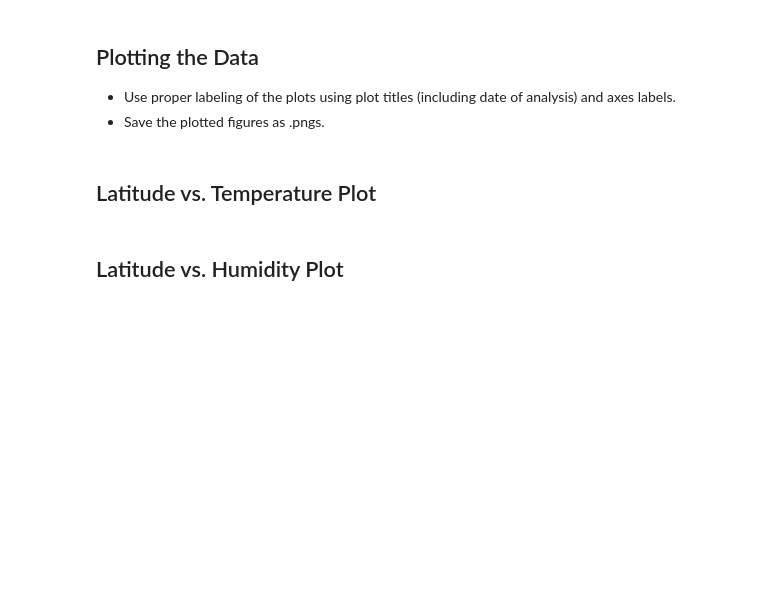
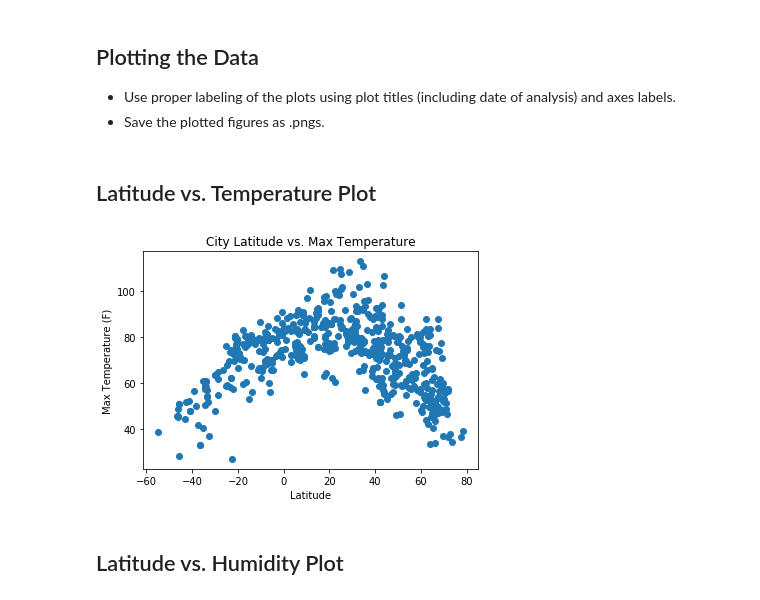
Before and after one commit to lauraezr/python-api-challenge, a Jupyter notebook: WeatherPy/WeatherPy.ipynb, the cells around one changed output. Drawn from its saved outputs; the diff is of its cells as text; code cells hidden in the pictures; blank space fills up the shorter version.

```diff
--- a/WeatherPy/WeatherPy.ipynb
+++ b/WeatherPy/WeatherPy.ipynb
@@ -58,7 +58,7 @@ city_length
 # %%
 url = "http://api.openweathermap.org/data/2.5/weather?"
 units = "imperial"
-baseurl = f"{url}appid={weather_api_key}&units={units}&q="
+baseurl = url + "appid=" + weather_api_key + "&units=" + units
 # %%
 # url = (baseurl + city + "&appid=" + weather_api_key + "&units=" + units + "&q=")
 # %%
@@ -84,8 +84,7 @@ for i,city in enumerate(cities):
     if (i % 50 == 0 and i >= 50):
         counter += 1
         city_count = 1
-    city_url = baseurl + city.replace(" ","+")
-#     + &units=
+    city_url = baseurl + "&q=" + city.replace(" ","&")
     print(f"Processing Record {city_count} of Set {counter} | {city}")
     city_count += 1
     try:
@@ -98,7 +97,8 @@ for i,city in enumerate(cities):
         lon.append(response["coord"]["lon"])
         temp.append(response["main"]["temp_max"])
         windspeed.append(response["wind"]["speed"])
-        city_data.append({"City": city_name,
+        city_name.append(response["name"])
+        city_data.append({"City": city,
             "Country": country,
             "Date": date,
             "Humidity": humidity,
@@ -107,7 +107,6 @@ for i,city in enumerate(cities):
             "Long": lon,
             "Temp": temp,
             "WindSpeed": windspeed})
-#         print(f'Processing {city_count}, {i}')
     except:
         print("Skipping call...")
 
@@ -175,14 +224,16 @@ clean_city_data
 # %% [markdown]
 ## Latitude vs. Temperature Plot
 # %%
-latitude = clean_city_data["Lat"]
-temperature = clean_city_data["Temp"]
-plt.scatter(latitude,temperature, marker="o")
+latitudep = clean_city_data["Lat"]
+temperaturep = clean_city_data["Temp"]
+plt.scatter(latitudep,temperaturep, marker="o")
 plt.title("City Latitude vs. Max Temperature")
 plt.xlabel("Latitude")
 plt.ylabel("Max Temperature (F)")
-# plt.savefig("LATvsTEMPplot.png")
+plt.savefig("LATvsTEMPplot.png")
 plt.show()
+# %% [output]
+[figure, added]
 # %% [markdown]
 ## Latitude vs. Humidity Plot
 # %%
```
Also changed, not shown: parts of 12 cells of this notebook, 5 other files.
